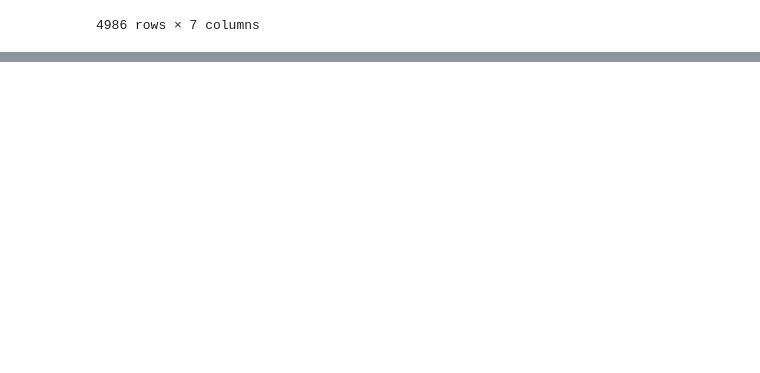
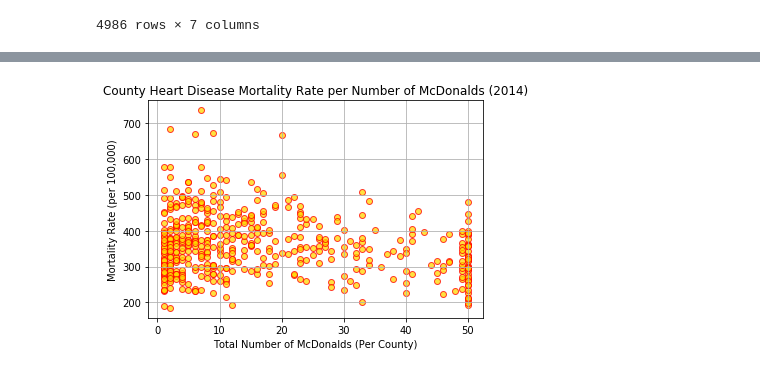
Before and after one commit to patrickmheembrock/ProjectRepo, a Jupyter notebook: Patricks Updates/Data Analysis Notebook - Pie Graphs.ipynb, the cells around one changed output, grey strips where cells are left out. Cells and saved outputs as stored; diff of their text form; code cells hidden in the pictures; blank space fills up the shorter version.

```diff
--- a/Patricks Updates/Data Analysis Notebook - Pie Graphs.ipynb
+++ b/Patricks Updates/Data Analysis Notebook - Pie Graphs.ipynb
@@ -152,0 +190,20 @@ plt.savefig("Pie_Mortality_by_Race.png")
+# %%
+# Pulling Overall Mortality for Scatter Plot
+overall_mort = sample_counties.groupby(["Gender"]).get_group(("Overall"))
+overall_mort = overall_mort[(overall_mort["Gender"] == "Overall") &  (overall_mort["Race/Ethnicity"] == "Overall")]
+tot_mort = overall_mort["Deaths per 100,000"]
+tot_mcds = overall_mort["Number of Mcdonalds"]
+
+# Building the Scatter Plot
+plt.scatter(tot_mcds, tot_mort, marker="o", facecolors="gold", edgecolors="red", alpha=0.75)
+
+# Labeling the Scatter Plot
+plt.xlabel("Total Number of McDonalds (Per County)")
+plt.ylabel("Mortality Rate (per 100,000)")
+plt.grid()
+plt.title("County Heart Disease Mortality Rate per Number of McDonalds (2014)")
+
+# Save Figure
+plt.savefig("Scatter_Mortality_by_County.png")
+# %% [output]
+[figure, added]
```
Also changed, not shown: parts of 7 cells of this notebook, 3 other files.
